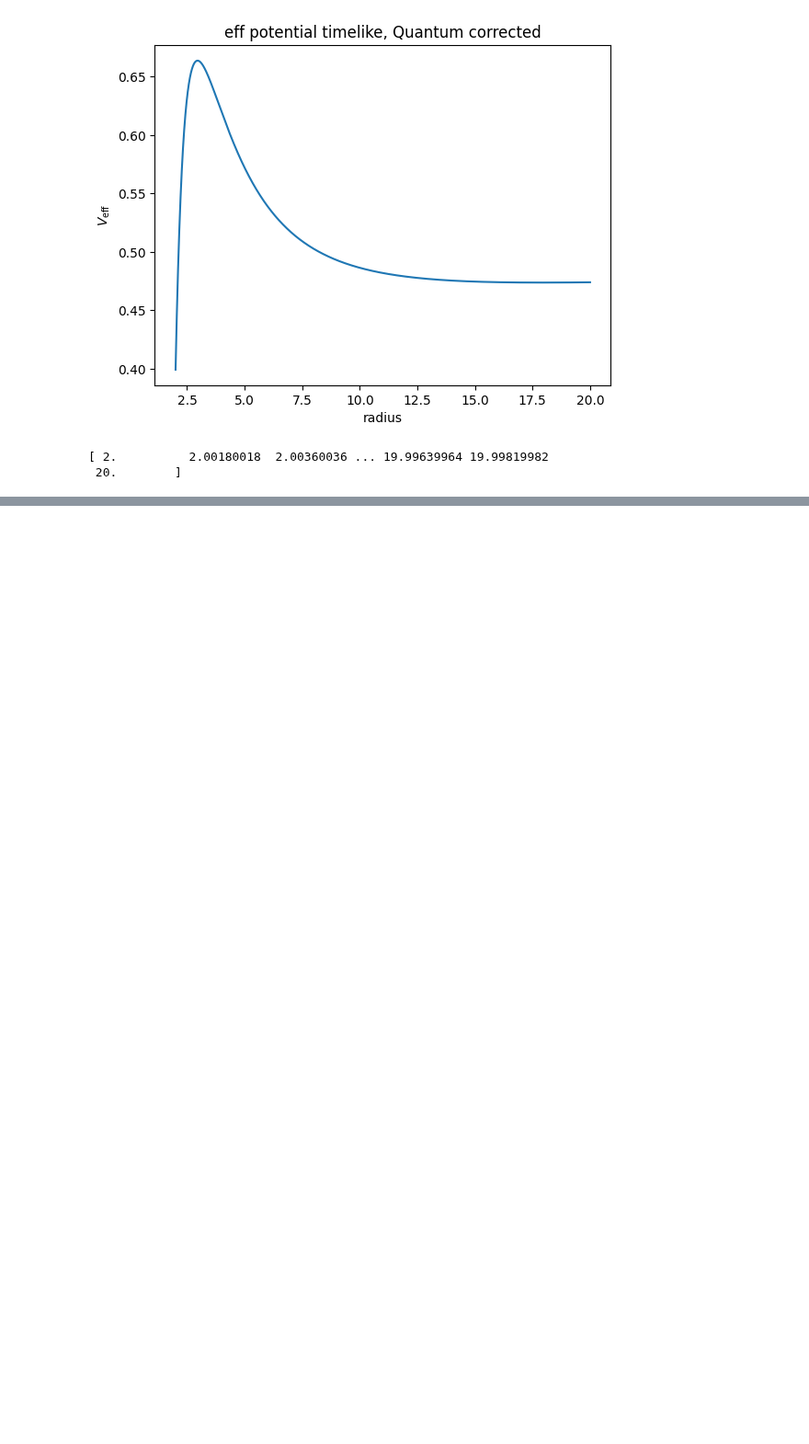
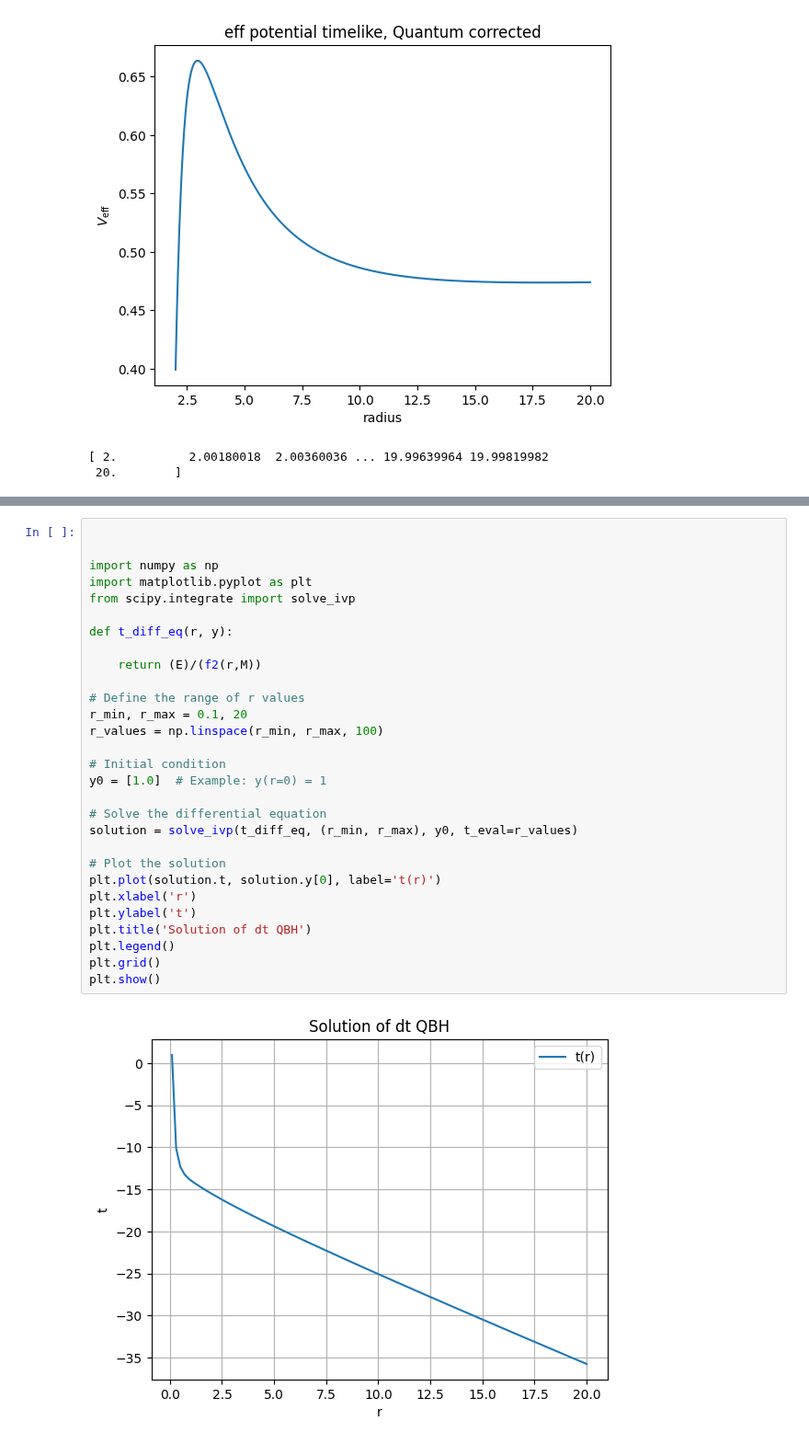
Before and after one commit to AdamSmithOrlik/quantum-black-holes, a Jupyter notebook: darius/research.ipynb, the cells around one changed output, grey strips where cells are left out. Shown at 92% size. Saved outputs shown, nothing was run; the diff lists cells and outputs as text; blank space fills up the shorter version.

```diff
--- a/darius/research.ipynb
+++ b/darius/research.ipynb
@@ -620,0 +701,31 @@ def eq_of_motion(lamda, y, params, epsilon=0):
+# %%
+
+
+import numpy as np
+import matplotlib.pyplot as plt
+from scipy.integrate import solve_ivp
+
+def t_diff_eq(r, y):
+
+    return (E)/(f2(r,M))
+
+# Define the range of r values
+r_min, r_max = 0.1, 20
+r_values = np.linspace(r_min, r_max, 100)
+
+# Initial condition
+y0 = [1.0]  # Example: y(r=0) = 1
+
+# Solve the differential equation
+solution = solve_ivp(t_diff_eq, (r_min, r_max), y0, t_eval=r_values)
+
+# Plot the solution
+plt.plot(solution.t, solution.y[0], label='t(r)')
+plt.xlabel('r')
+plt.ylabel('t')
+plt.title('Solution of dt QBH')
+plt.legend()
+plt.grid()
+plt.show()
+# %% [output]
+[figure, added]
```
Also changed, not shown: parts of 13 cells of this notebook.
